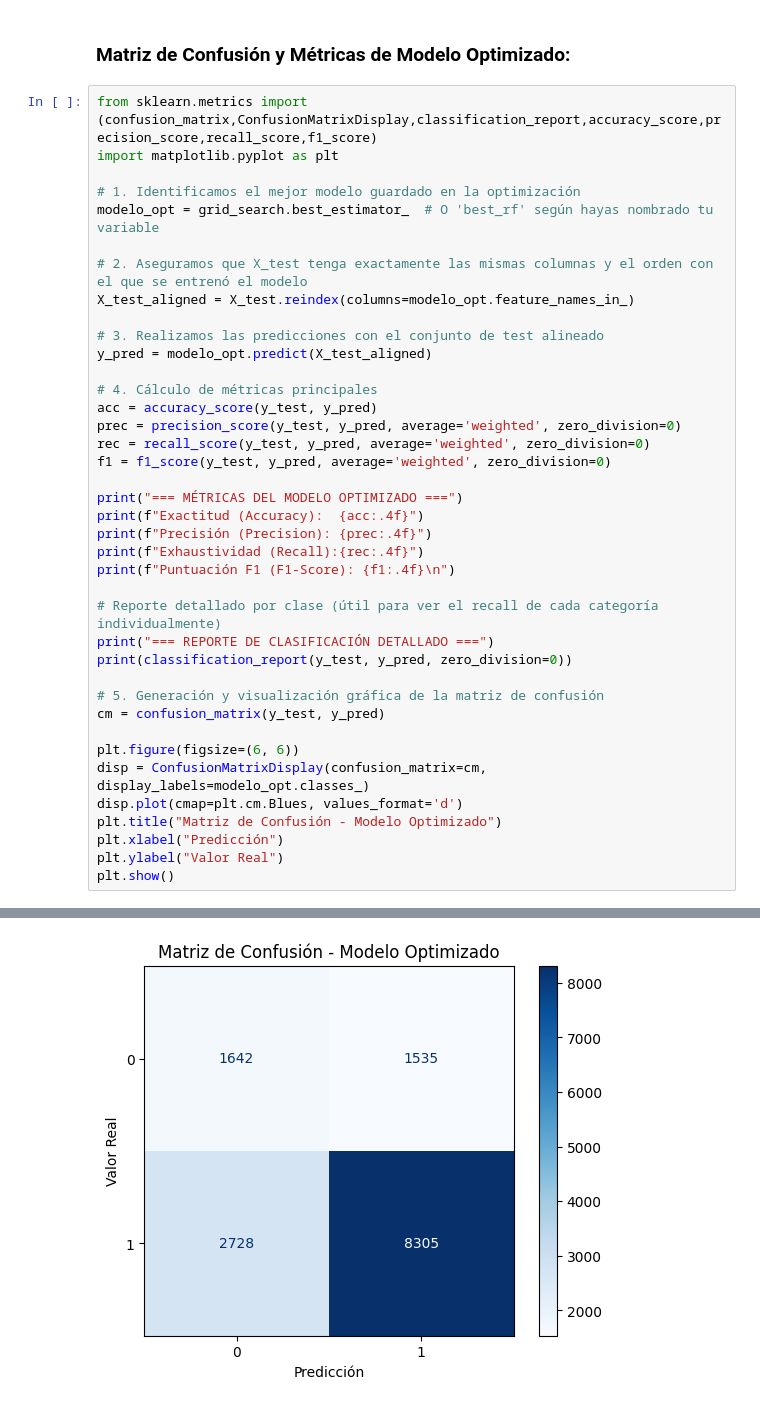
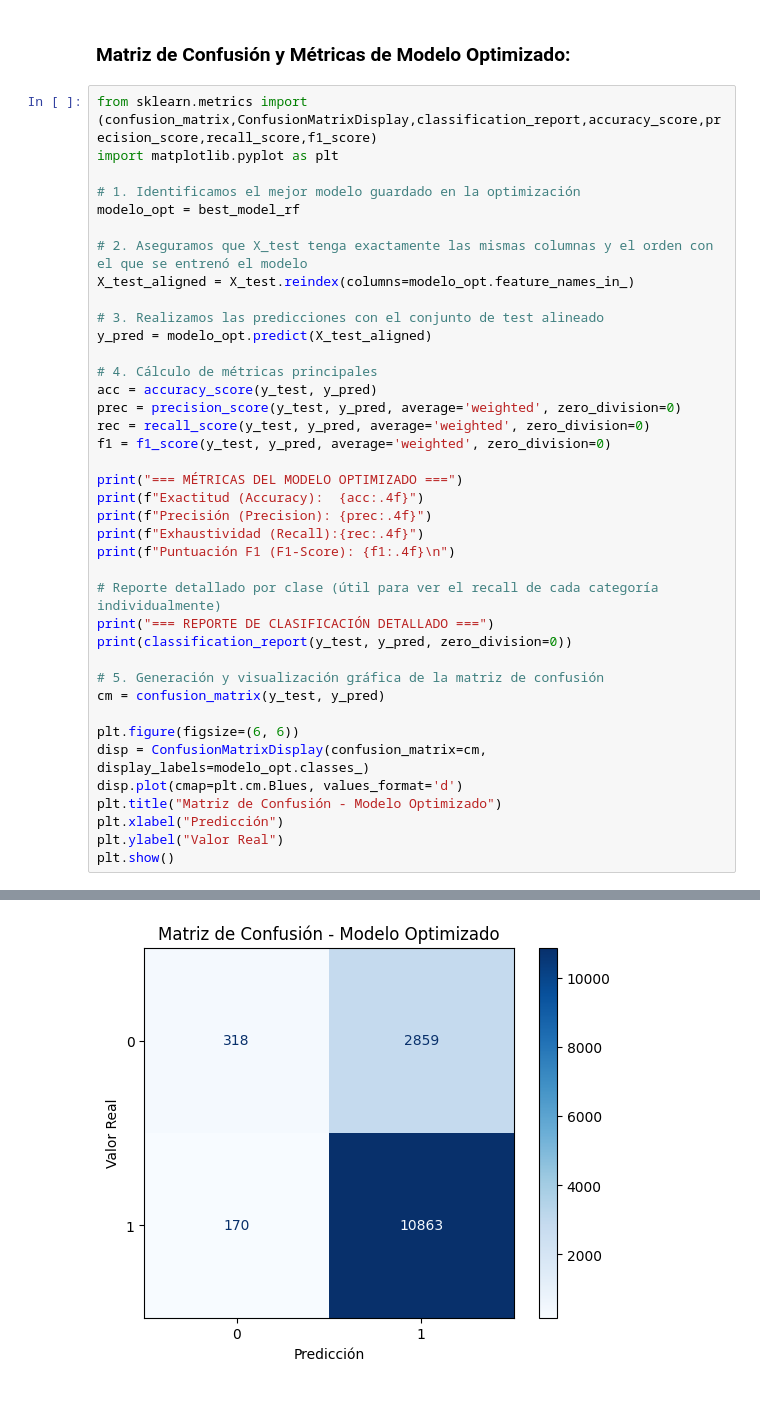
Before and after one commit to 4GeeksAcademy/ProyectoFinalDS_Churn_Pablo_Sahid, a Jupyter notebook: src/explore.ipynb, the cells around one changed output, grey strips where cells are left out. Saved outputs shown, nothing was run; the diff lists cells and outputs as text.

```diff
--- a/src/explore.ipynb
+++ b/src/explore.ipynb
@@ -1733,7 +1733,7 @@ from sklearn.metrics import (confusion_matrix,ConfusionMatrixDisplay,classificat
 import matplotlib.pyplot as plt
 
 # 1. Identificamos el mejor modelo guardado en la optimización
-modelo_opt = grid_search.best_estimator_  # O 'best_rf' según hayas nombrado tu variable
+modelo_opt = best_model_rf
 
 # 2. Aseguramos que X_test tenga exactamente las mismas columnas y el orden con el que se entrenó el modelo
 X_test_aligned = X_test.reindex(columns=modelo_opt.feature_names_in_)
@@ -1786,2 +1786,2 @@ weighted avg       0.74      0.70      0.72     14210
 <Figure size 600x600 with 0 Axes>
-[figure, old version]
+[figure, new version]
```
Also changed, not shown: parts of 3 cells of this notebook.
